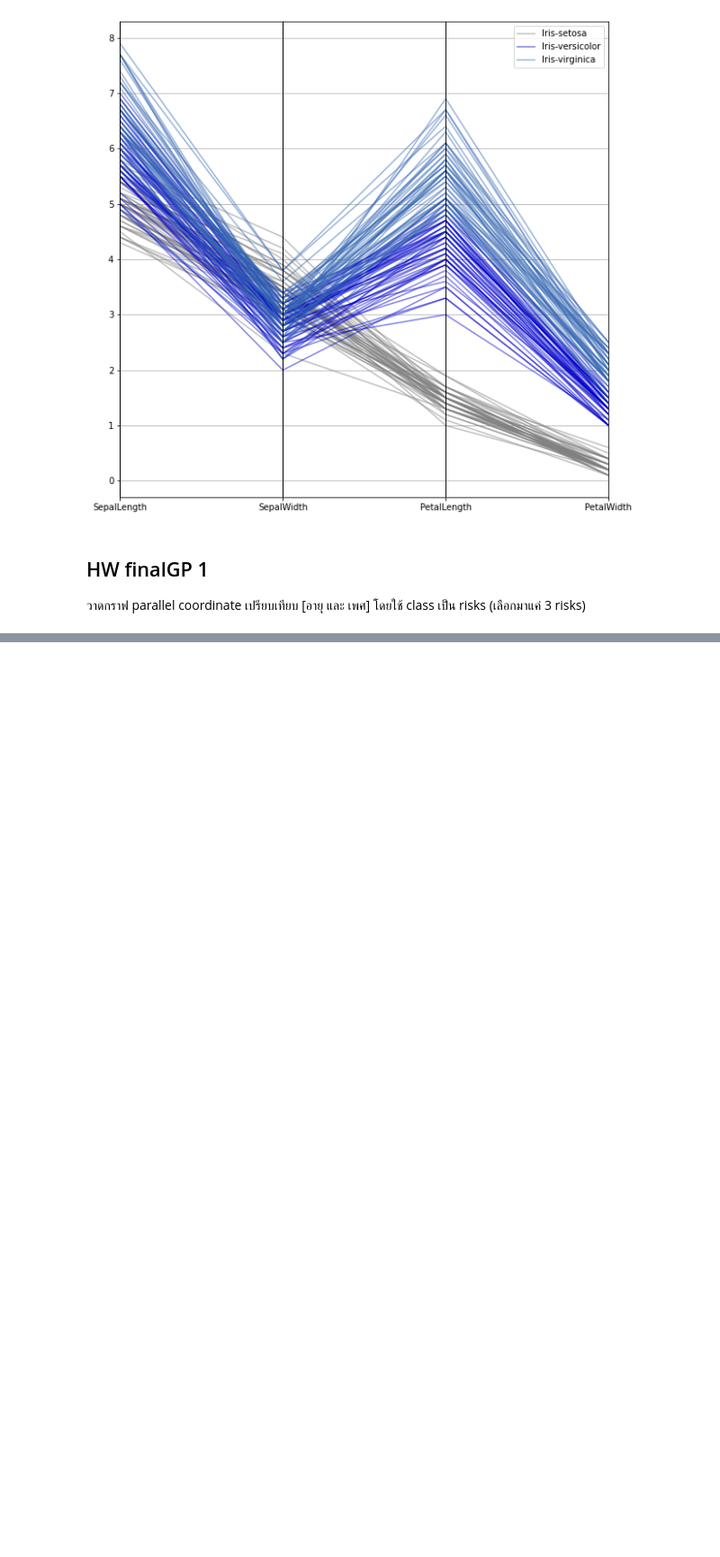
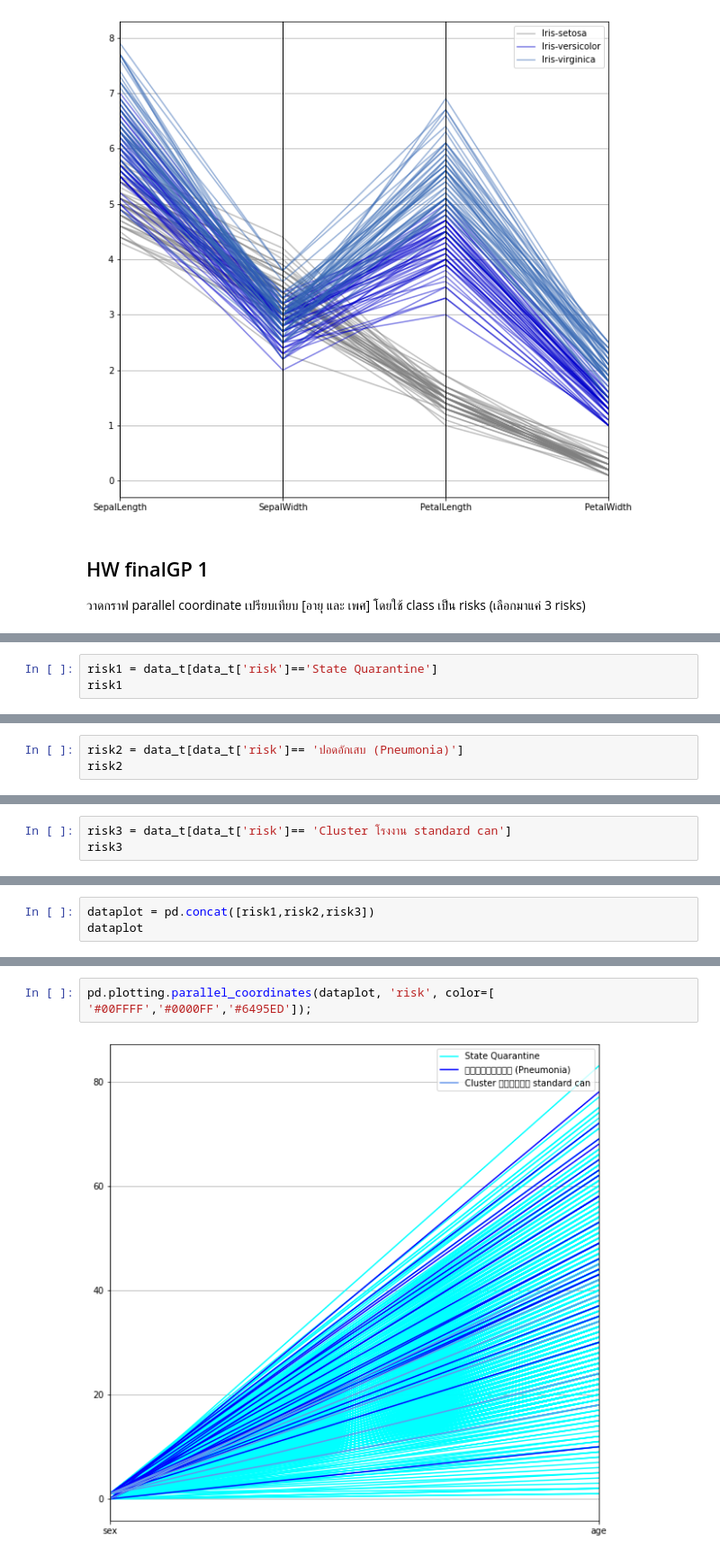
Before and after one commit to Ppangchon/data_viz_2022, a Jupyter notebook: DataViz01 Table Data.ipynb, the cells around one changed output, grey strips where cells are left out. Shown at 90% size. Saved outputs shown, nothing was run; the diff lists cells and outputs as text; blank space fills up the shorter version.

```diff
--- a/DataViz01 Table Data.ipynb
+++ b/DataViz01 Table Data.ipynb
@@ -142,0 +277,3 @@ pd.plotting.parallel_coordinates(df, 'Name', color=[[0.5,0.5,0.5,0.5],[0,0,0.8,0
+# %%
+risk1 = data_t[data_t['risk']=='State Quarantine']
+risk1
@@ -142,0 +294,3 @@ pd.plotting.parallel_coordinates(df, 'Name', color=[[0.5,0.5,0.5,0.5],[0,0,0.8,0
+# %%
+risk2 = data_t[data_t['risk']== 'ปอดอักเสบ (Pneumonia)']
+risk2
@@ -142,0 +315,3 @@ pd.plotting.parallel_coordinates(df, 'Name', color=[[0.5,0.5,0.5,0.5],[0,0,0.8,0
+# %%
+risk3 = data_t[data_t['risk']== 'Cluster โรงงาน standard can']
+risk3
@@ -142,0 +326,3 @@ pd.plotting.parallel_coordinates(df, 'Name', color=[[0.5,0.5,0.5,0.5],[0,0,0.8,0
+# %%
+dataplot = pd.concat([risk1,risk2,risk3])
+dataplot
@@ -142,0 +343,4 @@ pd.plotting.parallel_coordinates(df, 'Name', color=[[0.5,0.5,0.5,0.5],[0,0,0.8,0
+# %%
+pd.plotting.parallel_coordinates(dataplot, 'risk', color=[ '#00FFFF','#0000FF','#6495ED']);
+# %% [output]
+[figure, added]
```
Also changed, not shown: parts of 16 cells of this notebook.
